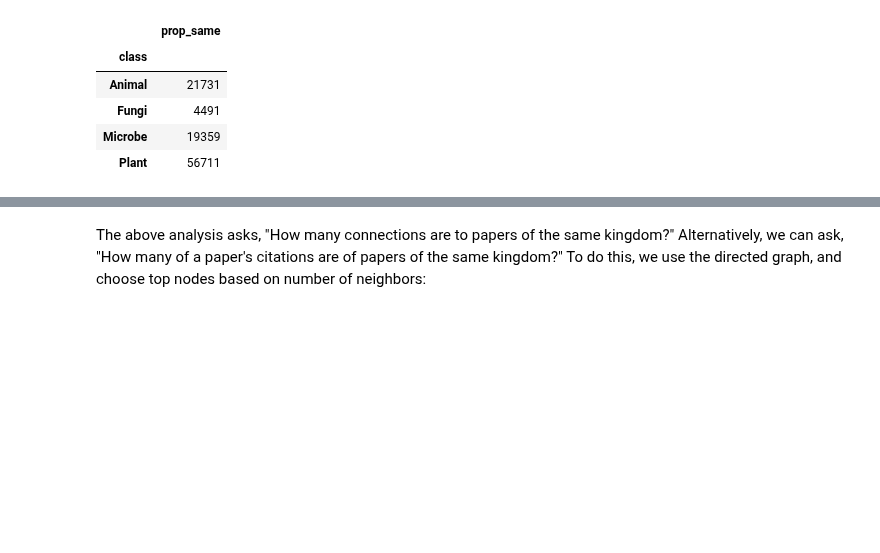
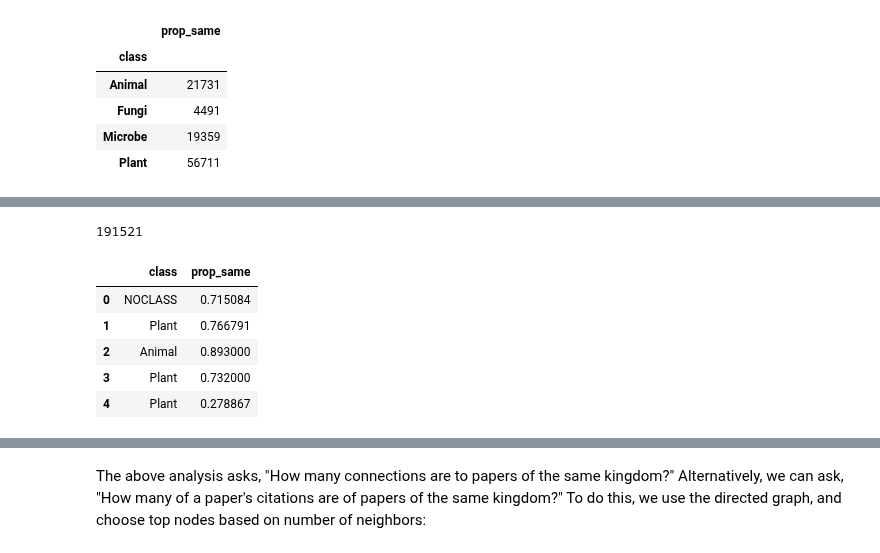
Before and after one commit to serenalotreck/desiccation-network, a Jupyter notebook: notebooks/hub_analysis.ipynb, the cells around one changed output, grey strips where cells are left out. Saved outputs shown, nothing was run; the diff lists cells and outputs as text; code cells hidden in the pictures; blank space fills up the shorter version.

```diff
--- a/notebooks/hub_analysis.ipynb
+++ b/notebooks/hub_analysis.ipynb
@@ -117,0 +122,22 @@ ax.legend()
+# %%
+same_prop = {}
+for nid, study_list in study_system_dict.items():
+    if len(study_list) > 0:
+        prop_same = study_list.count(study_sys_attrs[nid])/len(study_list)
+        same_prop[nid] = prop_same
+len(same_prop)
+# %% [output]
+191521
+# %%
+same_prop_by_type = []
+for k, v in same_prop.items():
+    same_prop_by_type.append([study_sys_attrs[k], v])
+same_prop_df = pd.DataFrame(same_prop_by_type, columns=['class', 'prop_same'])
+same_prop_df.head()
+# %% [output]
+|  | class | prop_same |
+| 0 | NOCLASS | 0.715084 |
+| 1 | Plant | 0.766791 |
+| 2 | Animal | 0.893000 |
+| 3 | Plant | 0.732000 |
+| 4 | Plant | 0.278867 |
```
Also changed, not shown: parts of 4 cells of this notebook.
